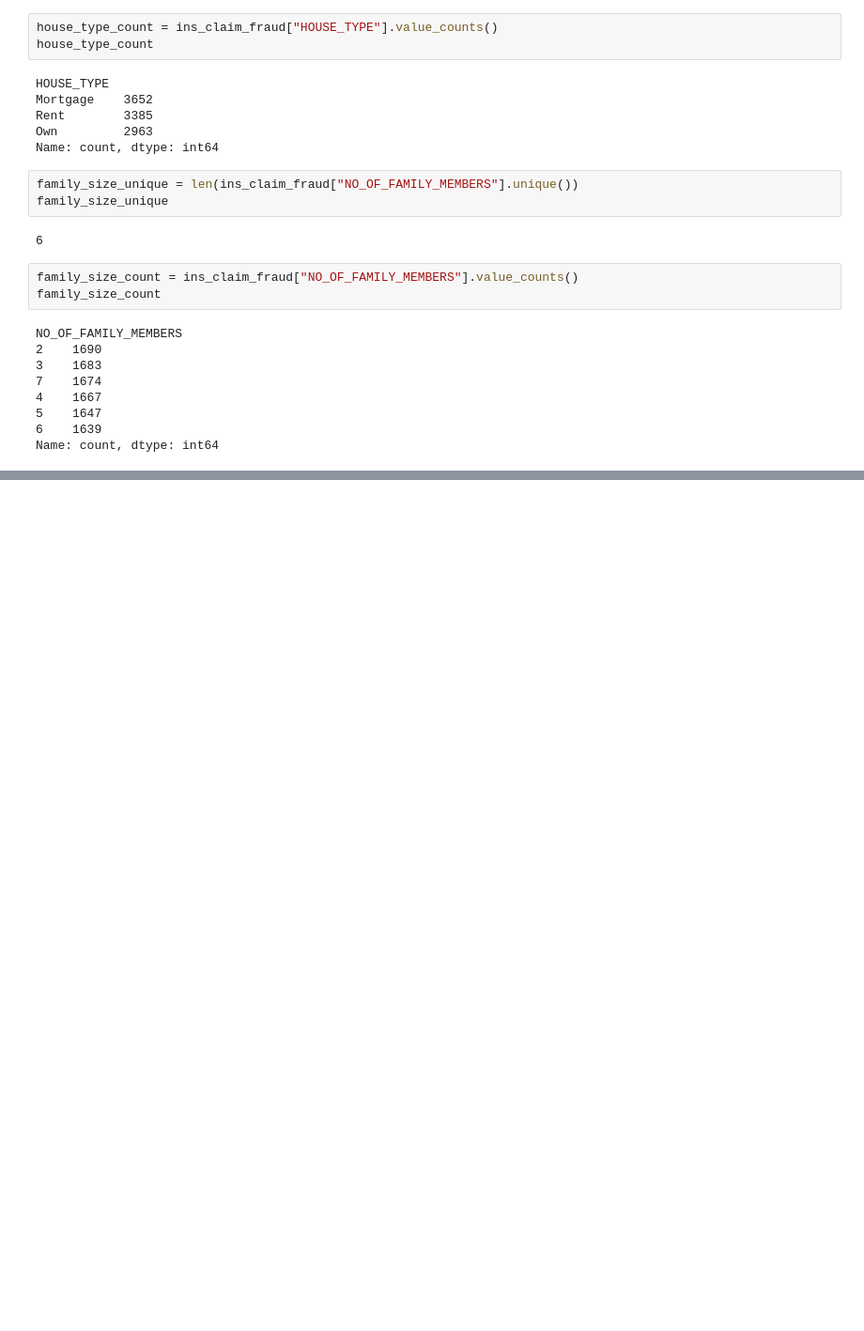
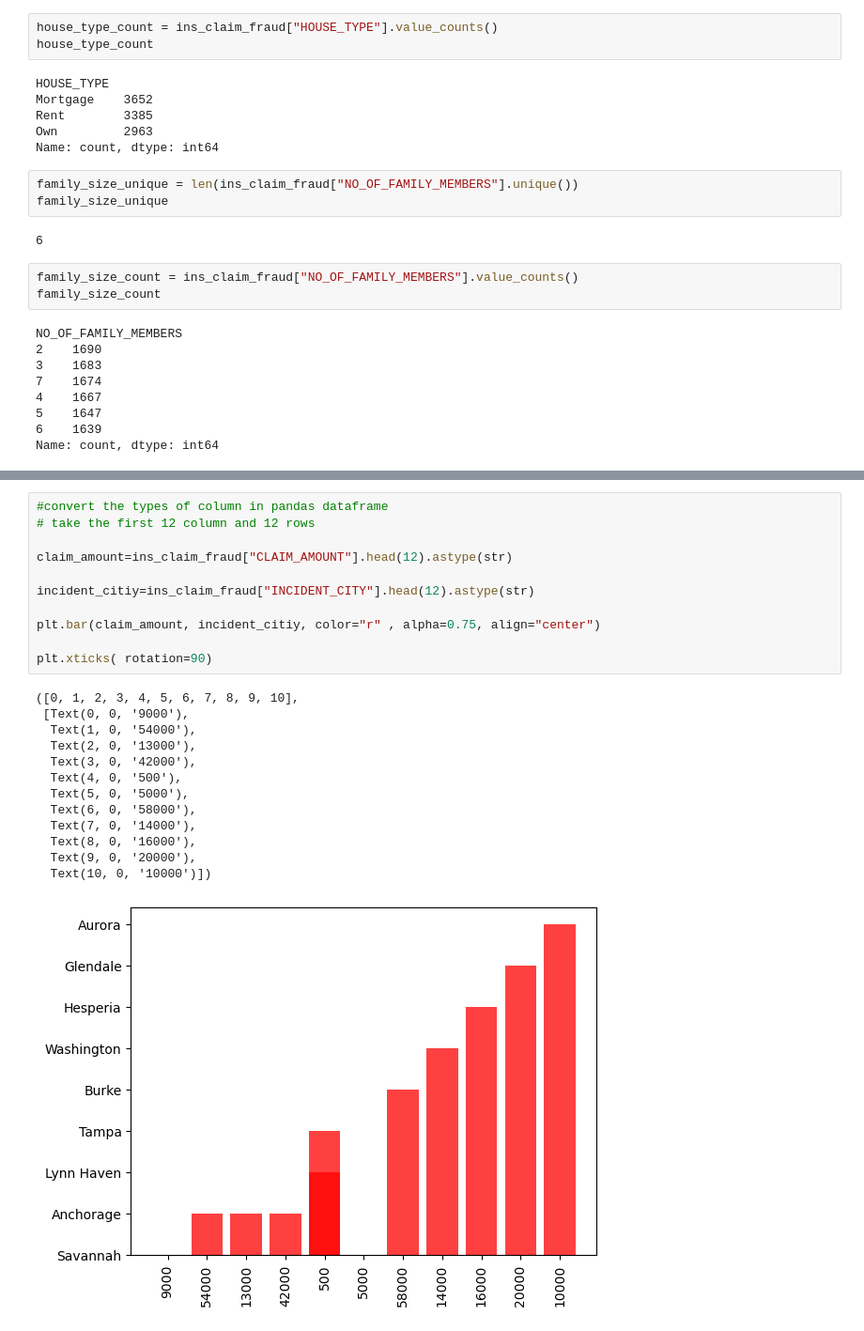
Before and after one commit to JustinS25/Insurance-Claim-Detection, a Jupyter notebook: Code/insurance_claim_valuecounts.ipynb, the cells around one changed output, grey strips where cells are left out. Shown at 94% size. Saved outputs shown, nothing was run; the diff lists cells and outputs as text; blank space fills up the shorter version.

```diff
--- a/Code/insurance_claim_valuecounts.ipynb
+++ b/Code/insurance_claim_valuecounts.ipynb
@@ -282,0 +312,25 @@ Name: count, dtype: int64
+# %%
+#convert the types of column in pandas dataframe
+# take the first 12 column and 12 rows
+
+claim_amount=ins_claim_fraud["CLAIM_AMOUNT"].head(12).astype(str)
+
+incident_citiy=ins_claim_fraud["INCIDENT_CITY"].head(12).astype(str)
+
+plt.bar(claim_amount, incident_citiy, color="r" , alpha=0.75, align="center")
+
+plt.xticks( rotation=90)
+# %% [output]
+([0, 1, 2, 3, 4, 5, 6, 7, 8, 9, 10],
+ [Text(0, 0, '9000'),
+  Text(1, 0, '54000'),
+  Text(2, 0, '13000'),
+  Text(3, 0, '42000'),
+  Text(4, 0, '500'),
+  Text(5, 0, '5000'),
+  Text(6, 0, '58000'),
+  Text(7, 0, '14000'),
+  Text(8, 0, '16000'),
+  Text(9, 0, '20000'),
+  Text(10, 0, '10000')])
+[figure, added]
```
Also changed, not shown: parts of 4 cells of this notebook.
